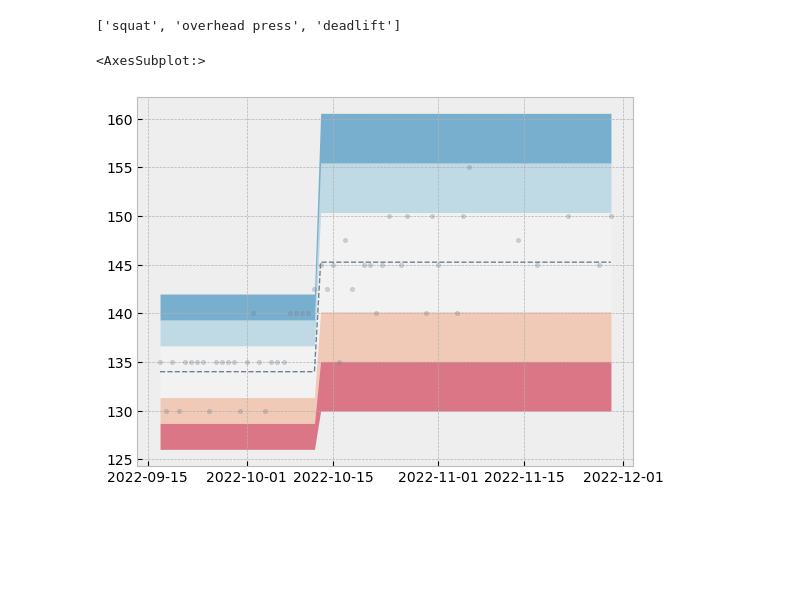
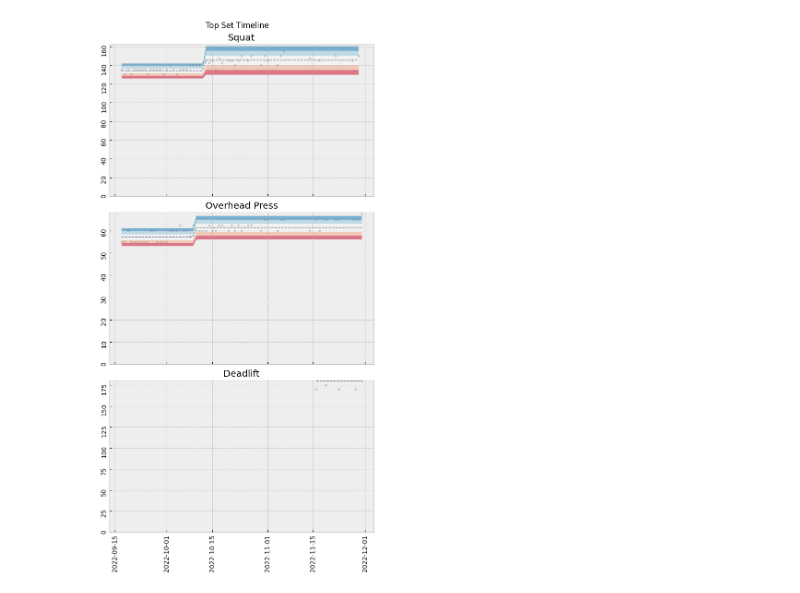
Before and after one commit to mattiasthalen/Top-Set-Log, a Jupyter notebook: top-set-log.ipynb, the cells around one changed output. Saved outputs shown, nothing was run; the diff lists cells and outputs as text; code cells hidden in the pictures; blank space fills up the shorter version.

Commit message:
Feat: Add PBC chart

```diff
--- a/top-set-log.ipynb
+++ b/top-set-log.ipynb
@@ -107,15 +107,34 @@ def plot_pbc(df, y, window = 20, signal_window = 8, ax = None, display_df = Fals
             ax.fill_between(df.index, df[f'lower_limit_{i}'], df[f'upper_limit_{prev_i}'], alpha = 0.5, color = colors['lower'][i], zorder = 1, label = 'Zone 1', linewidth = 0)
 
     return ax
-# %%
-exercises = df.index.get_level_values('exercise').unique().tolist()
-
-exercises
-# %% [output]
-['squat', 'overhead press', 'deadlift']
-# %%
-plot_pbc(df = df.xs('squat', level = 'exercise'),
-         y = 'load')
-# %% [output]
-<AxesSubplot:>
-[figure, removed]
+# %%
+exercises = df.index.get_level_values('exercise').unique().tolist()
+n_exercises = len(exercises)
+
+ncols = 1
+nrows = np.ceil(n_exercises/ncols).astype(int)
+
+fig, axes = plt.subplots(nrows = nrows,
+                         ncols = ncols,
+                         figsize = [6, 12],
+                         sharex = True,
+                         constrained_layout = True)
+
+axes = axes.flatten()
+
+for i in np.arange(n_exercises):
+    ax = axes[i]
+    exercise = exercises[i]
+    _ = plot_pbc(df = df.xs(exercise, level = 'exercise'),
+                 y = 'load',
+                 ax = ax)
+
+    ax.set_title(exercise.title())
+    ax.tick_params(labelrotation = 90)
+
+    ax.set_ylim([0, None])
+
+fig.suptitle('Top Set Timeline')
+plt.draw()
+# %% [output]
+[figure, added]
```
Also changed, not shown: parts of 1 cell of this notebook.
